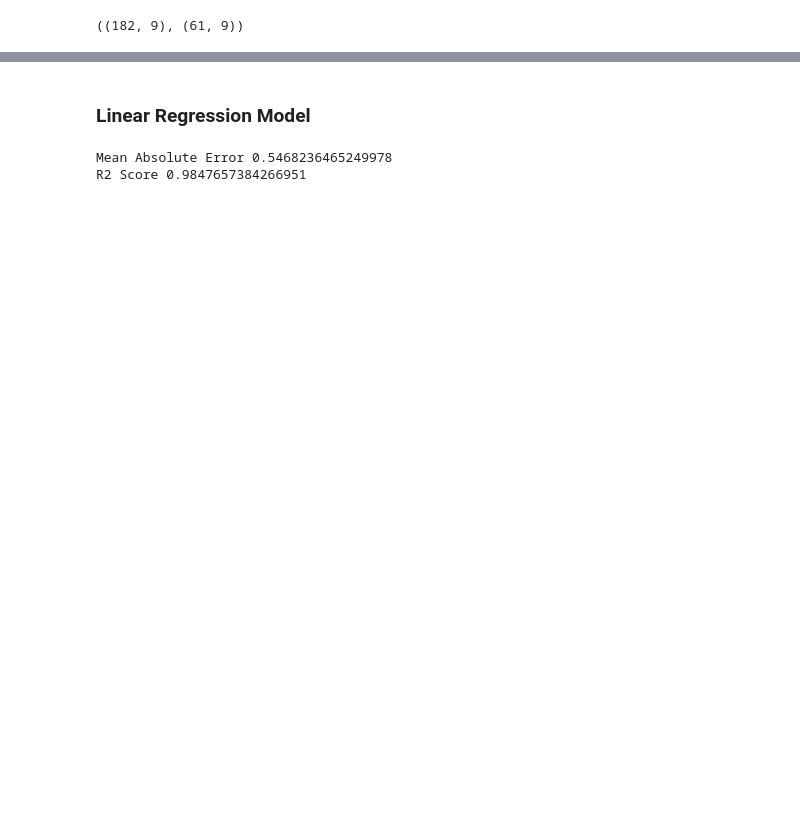
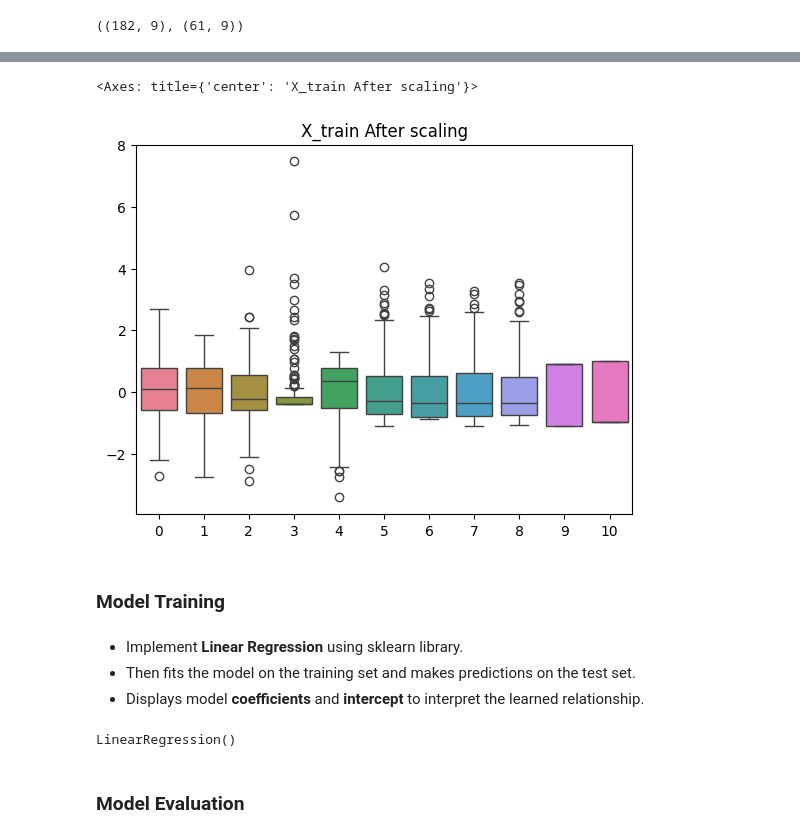
Before and after one commit to SaurabhBelsare13/forestfires, a Jupyter notebook: modeltraining.ipynb, the cells around one changed output, grey strips where cells are left out. Drawn from its saved outputs; the diff is of its cells as text; code cells hidden in the pictures; blank space fills up the shorter version.

Commit message:
modifying modeltraining file

```diff
--- a/modeltraining.ipynb
+++ b/modeltraining.ipynb
@@ -160,5 +202,15 @@ plt.show()
+# %%
+plt.title('X_train After scaling')
+sns.boxplot(data = X_train_scaled)
+# %% [output]
+<Axes: title={'center': 'X_train After scaling'}>
+[figure, added]
 # %% [markdown]
-### Linear Regression Model
+### Model Training
+# %% [markdown]
+- Implement **Linear Regression** using sklearn library.
+- Then fits the model on the training set and makes predictions on the test set.
+- Displays model **coefficients** and **intercept** to interpret the learned relationship.
 # %%
 from sklearn.linear_model import LinearRegression
 from sklearn.metrics import mean_absolute_error
@@ -166,13 +218,7 @@ from sklearn.metrics import r2_score
 
 linreg = LinearRegression()
 linreg.fit(X_train_scaled, y_train)
-y_pred = linreg.predict(X_test_scaled)
-
-mae = mean_absolute_error(y_test, y_pred)
-score = r2_score(y_test, y_pred)
-
-print('Mean Absolute Error', mae)
-print('R2 Score', score)
 # %% [output]
-Mean Absolute Error 0.5468236465249978
-R2 Score 0.9847657384266951
+LinearRegression()
+# %% [markdown]
+### Model Evaluation
```
Also changed, not shown: parts of 48 cells of this notebook.
